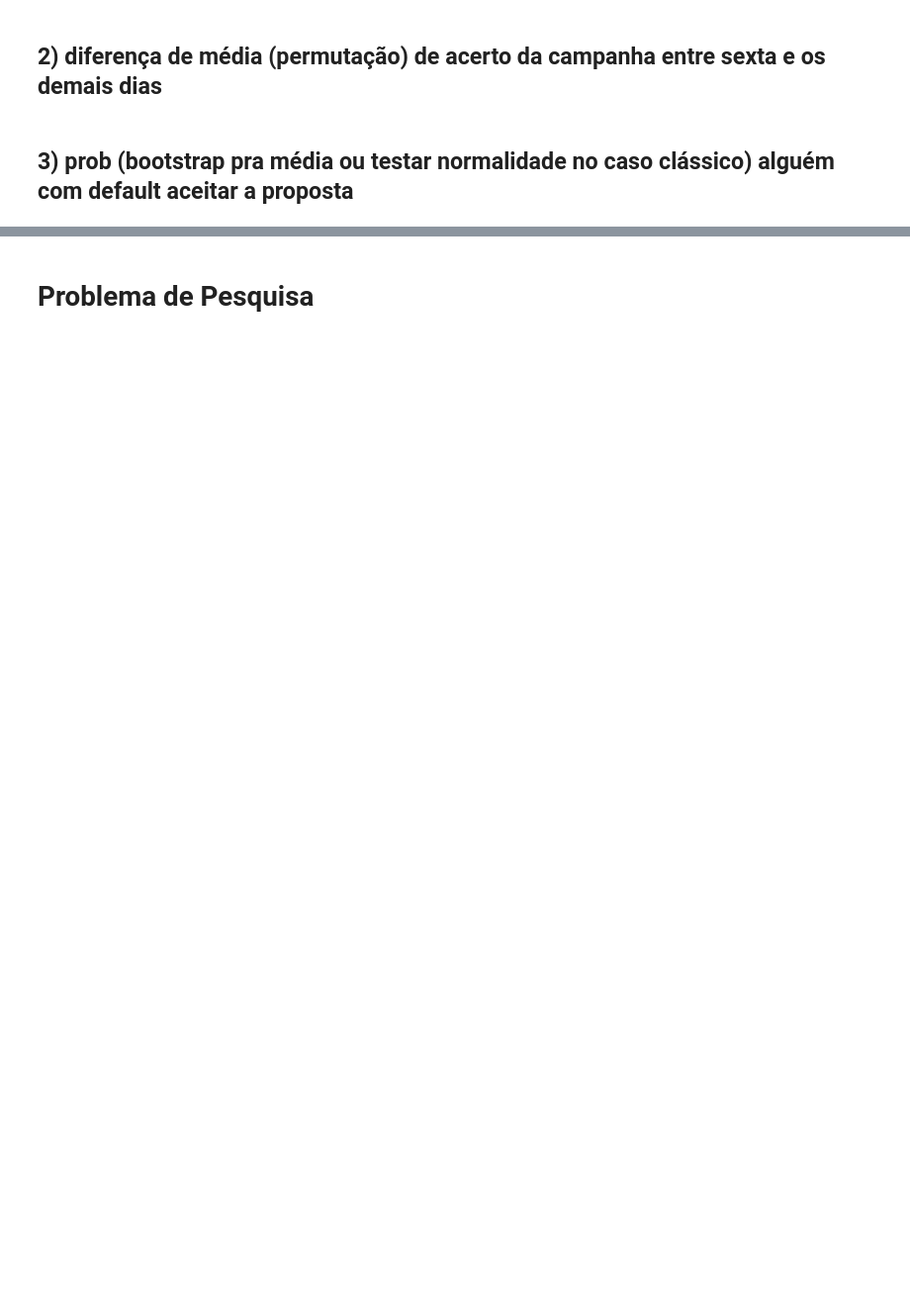
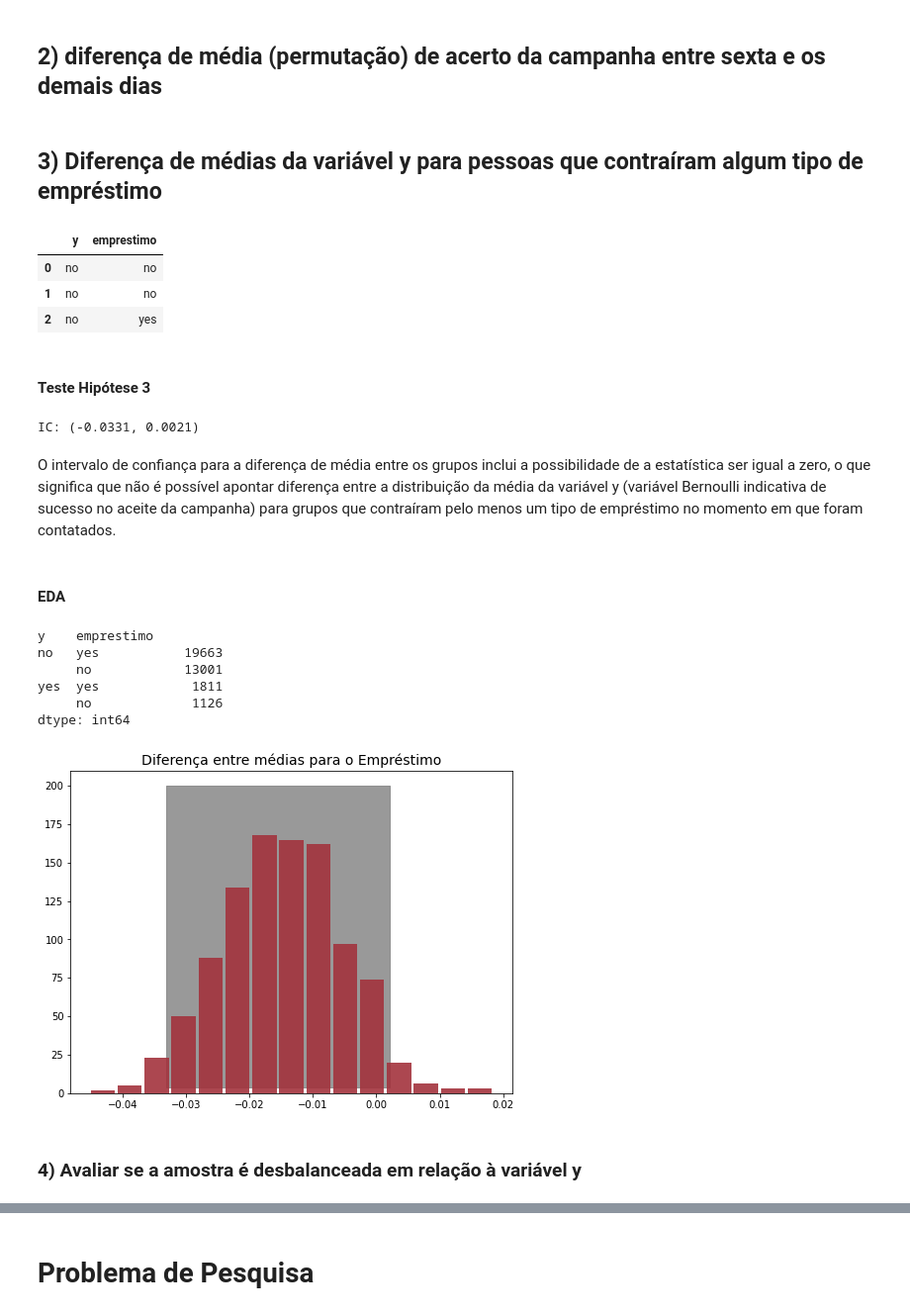
Before and after one commit to bruno-marcelino10/projeto-icd-ufmg, a Jupyter notebook: notebook/EDA.ipynb, the cells around one changed output, grey strips where cells are left out. Shown at 99% size. Saved outputs shown, nothing was run; the diff lists cells and outputs as text; code cells hidden in the pictures; blank space fills up the shorter version.

Commit message:
adicionando testes de hipotese 3 e 4

```diff
--- a/notebook/EDA.ipynb
+++ b/notebook/EDA.ipynb
@@ -275,4 +274,74 @@ print("IC para média entre casados e solteiros:", bootstrap_diff_mean(tmp1, tmp
 # %% [markdown]
 ## 2) diferença de média (permutação) de acerto da campanha entre sexta e os demais dias
-# %% [markdown]
-## 3) prob (bootstrap pra média ou testar normalidade no caso clássico) alguém com default aceitar a proposta
+# %% [markdown]
+## 3) Diferença de médias da variável y para pessoas que contraíram algum tipo de empréstimo
+# %%
+tmp = df[["housing", "loan", "y"]]
+
+loan = []
+for i in range(len(tmp)):
+    if tmp["housing"].iloc[i] == 'yes' or tmp["loan"].iloc[i] == 'yes':
+        loan.append('yes')
+    else:
+        loan.append('no')
+
+tmp["emprestimo"] = pd.Series(loan)
+tmp.drop(["loan", "housing"], axis=1, inplace=True)
+tmp.dropna(inplace=True)
+tmp.head(3)
+# %% [output]
+|  | y | emprestimo |
+| 0 | no | no |
+| 1 | no | no |
+| 2 | no | yes |
+# %% [markdown]
+#### Teste Hipótese 3
+# %%
+def bootstrap_diff_mean(vet_1, vet_2, n=1000):
+    size1, size2 = len(vet_1), len(vet_2)
+    values_diff = np.zeros(n)
+    for i in range(n):
+        np.random.seed(i)
+        sample1 = np.random.choice(vet_1, size=size1, replace=True)
+        sample2 = np.random.choice(vet_2, size=size2, replace=True)
+        values_diff[i] = sample1.mean() - sample2.mean()
+
+    pct_inf = np.percentile(values_diff, 2.5)
+    pct_sup = np.percentile(values_diff, 97.5)
+
+    return pct_inf.round(4), pct_sup.round(4), values_diff
+# %%
+tmp1 = tmp[tmp["y"] == 'no']["emprestimo"]
+tmp1 = np.where(tmp1 == "yes", 1, 0)
+
+tmp2 = tmp[tmp["y"] == 'yes']["emprestimo"]
+tmp2 = np.where(tmp2 == "yes", 1, 0)
+
+print("IC:", bootstrap_diff_mean(tmp1, tmp2)[:2]) # Inclui 0 então é possível explicar pela aleatoriedade
+# %% [output]
+IC: (-0.0331, 0.0021)
+# %% [markdown]
+O intervalo de confiança para a diferença de média entre os grupos inclui a possibilidade de a estatística ser igual a zero, o que significa que não é possível apontar diferença entre a distribuição da média da variável y (variável Bernoulli indicativa de sucesso no aceite da campanha) para grupos que contraíram pelo menos um tipo de empréstimo no momento em que foram contatados.
+# %% [markdown]
+#### EDA
+# %%
+tmp.value_counts()
+# %% [output]
+y    emprestimo
+no   yes           19663
+     no            13001
+yes  yes            1811
+     no             1126
+dtype: int64
+# %%
+bootstrap = bootstrap_diff_mean(tmp1, tmp2)
+
+plt.hist(bootstrap[2], color='#A3333D', alpha=0.9, density=False, bins=15, rwidth=0.9)
+plt.title('Diferença entre médias para o Empréstimo', fontsize=14)
+plt.fill_between([bootstrap[0], bootstrap[1]], 200, 4, color='grey', alpha=0.8)
+fig.tight_layout()
+plt.show()
+# %% [output]
+[figure, added]
+# %% [markdown]
+### 4) Avaliar se a amostra é desbalanceada em relação à variável y
```
Also changed, not shown: parts of 13 cells of this notebook.
